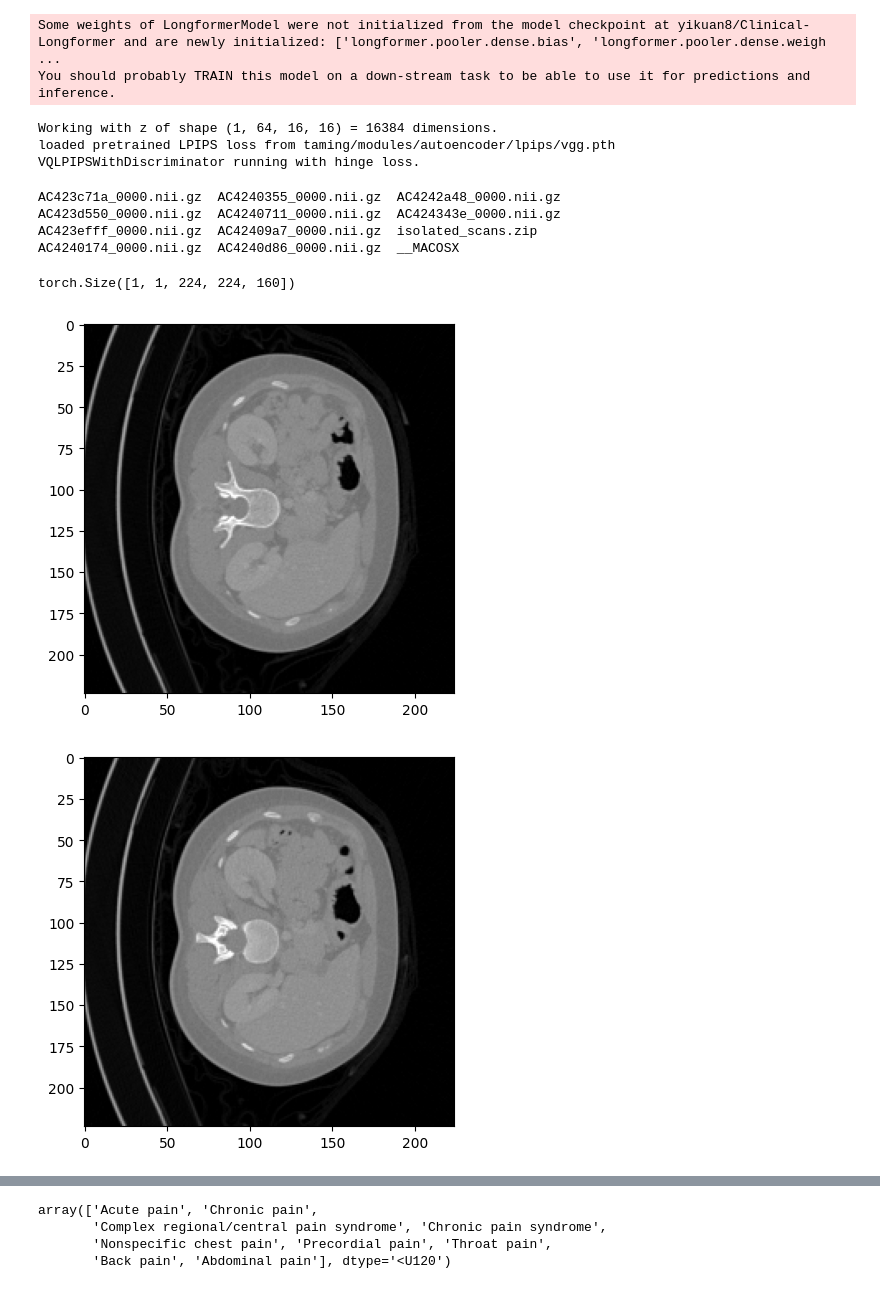
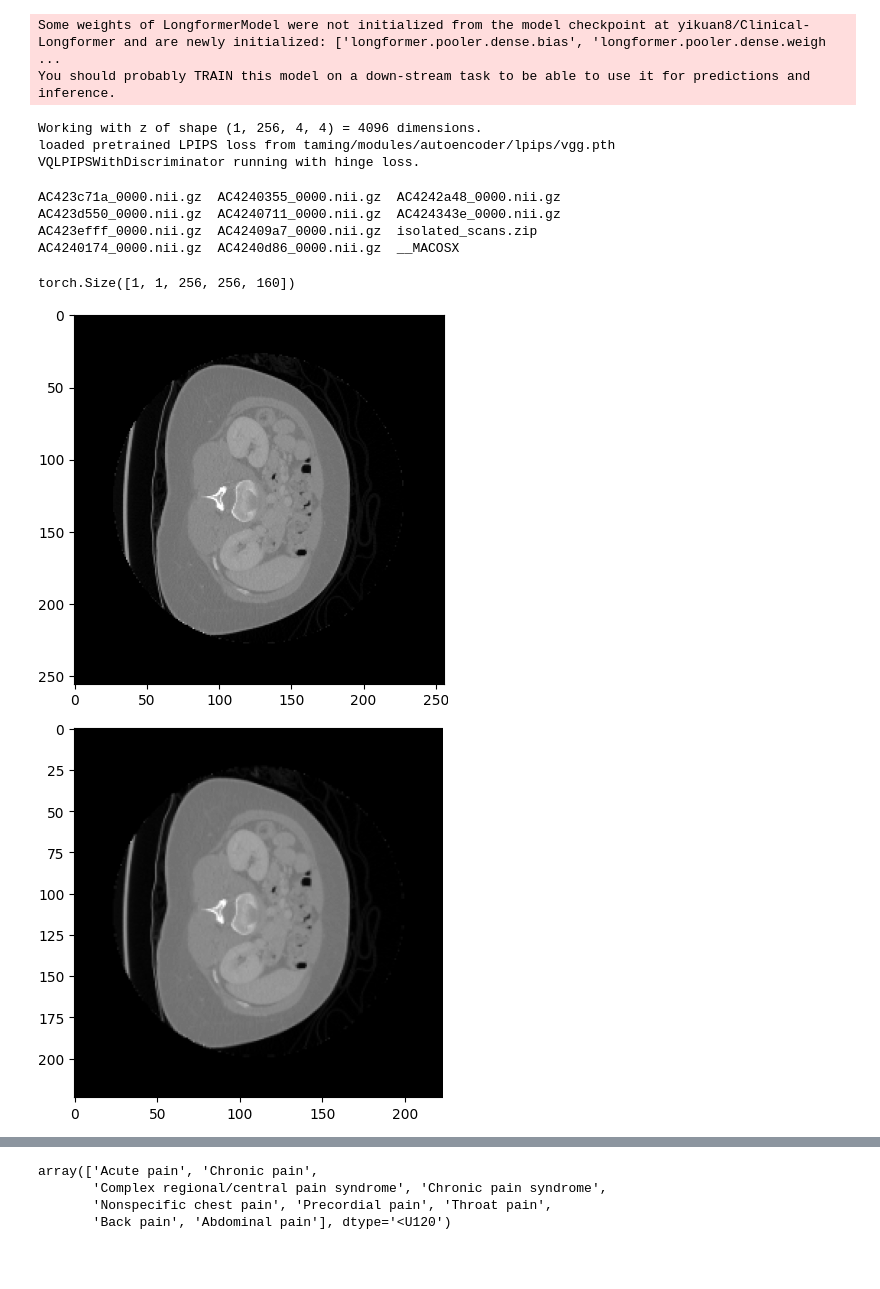
Before and after one commit to ieee8023/ct-counterfactuals, a Jupyter notebook: explain-abdominal-pain.ipynb, the cells around one changed output, grey strips where cells are left out. Cells and saved outputs as stored; diff of their text form; code cells hidden in the pictures; blank space fills up the shorter version.

```diff
--- a/explain-abdominal-pain.ipynb
+++ b/explain-abdominal-pain.ipynb
@@ -26,13 +26,14 @@ You should probably TRAIN this model on a down-stream task to be able to use it
 # %%
 weights_path = '/home/groups/akshaysc/joecohen/weights/'
 ae_folder = '2023-07-27T19-35-51_ct_vqgan_sdd'
+ae_folder = '2023-12-25T10-26-40_ct2_vqgan256_sddd'
 ae = ct_models.VQGAN(
     ckpt_path=f'{weights_path}/{ae_folder}/checkpoints/last.ckpt',
     yaml_path=glob.glob(f'{weights_path}/{ae_folder}/configs/*-project.yaml')[0],
     resize=256,
 ).to(device)
 # %% [output]
-Working with z of shape (1, 64, 16, 16) = 16384 dimensions.
+Working with z of shape (1, 256, 4, 4) = 4096 dimensions.
 loaded pretrained LPIPS loss from taming/modules/autoencoder/lpips/vgg.pth
 VQLPIPSWithDiscriminator running with hinge loss.
 # %%
@@ -43,22 +44,23 @@ AC423d550_0000.nii.gz  AC4240711_0000.nii.gz  AC424343e_0000.nii.gz
 AC423efff_0000.nii.gz  AC42409a7_0000.nii.gz  isolated_scans.zip
 AC4240174_0000.nii.gz  AC4240d86_0000.nii.gz  __MACOSX
 # %%
-data = ct_datasets.NIFTI_Dataset('/home/users/joecohen/group/phecode_scans/pain_cases/AC4213e4b_0000')
+data = ct_datasets.NIFTI_Dataset('/home/users/joecohen/group/phecode_scans/pain_cases/AC4214770_0000',
+                                resolution=256)
 # %%
 img = data[0]['image'][None,...]
 img.shape
 # %% [output]
-torch.Size([1, 1, 224, 224, 160])
+torch.Size([1, 1, 256, 256, 160])
 # %%
-plt.imshow(img[0,0,:,:,110], cmap='gray');
+plt.imshow(img[0,0,:,:,100], cmap='gray');
 # %% [output]
-[figure, old version]
+[figure, new version]
 # %%
-x = img[:,:,:,:,112]
+x = img[:,:,:,:,100]
 x = torch.from_numpy(ct_datasets.Resize(224)(x[0,0])[None,None])
 plt.imshow(x[0][0].cpu().detach().numpy(), cmap='gray');
 # %% [output]
-[figure, old version]
+[figure, new version]
 # %%
 z = ae.encode(x.cuda())
 # %%
```
Also changed, not shown: parts of 22 cells of this notebook, 3 other files.
